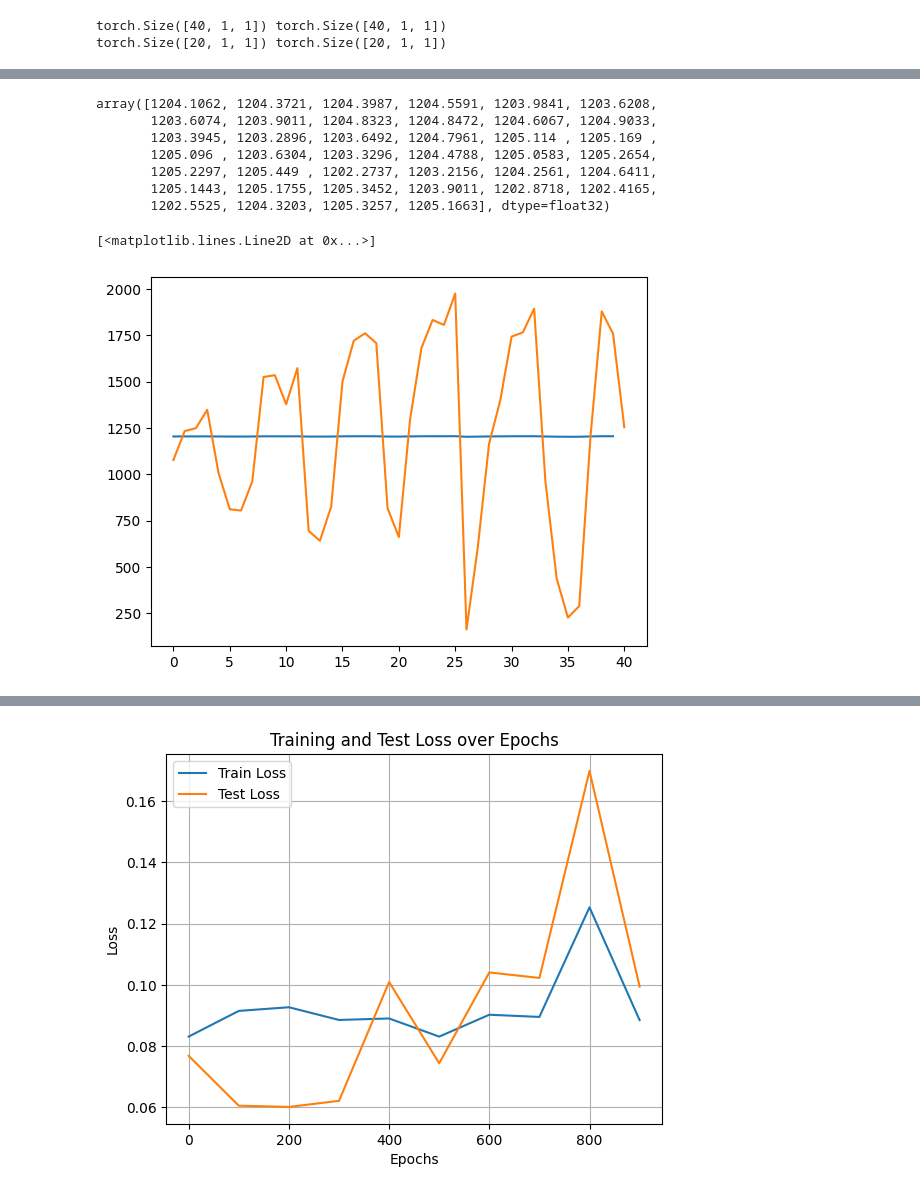
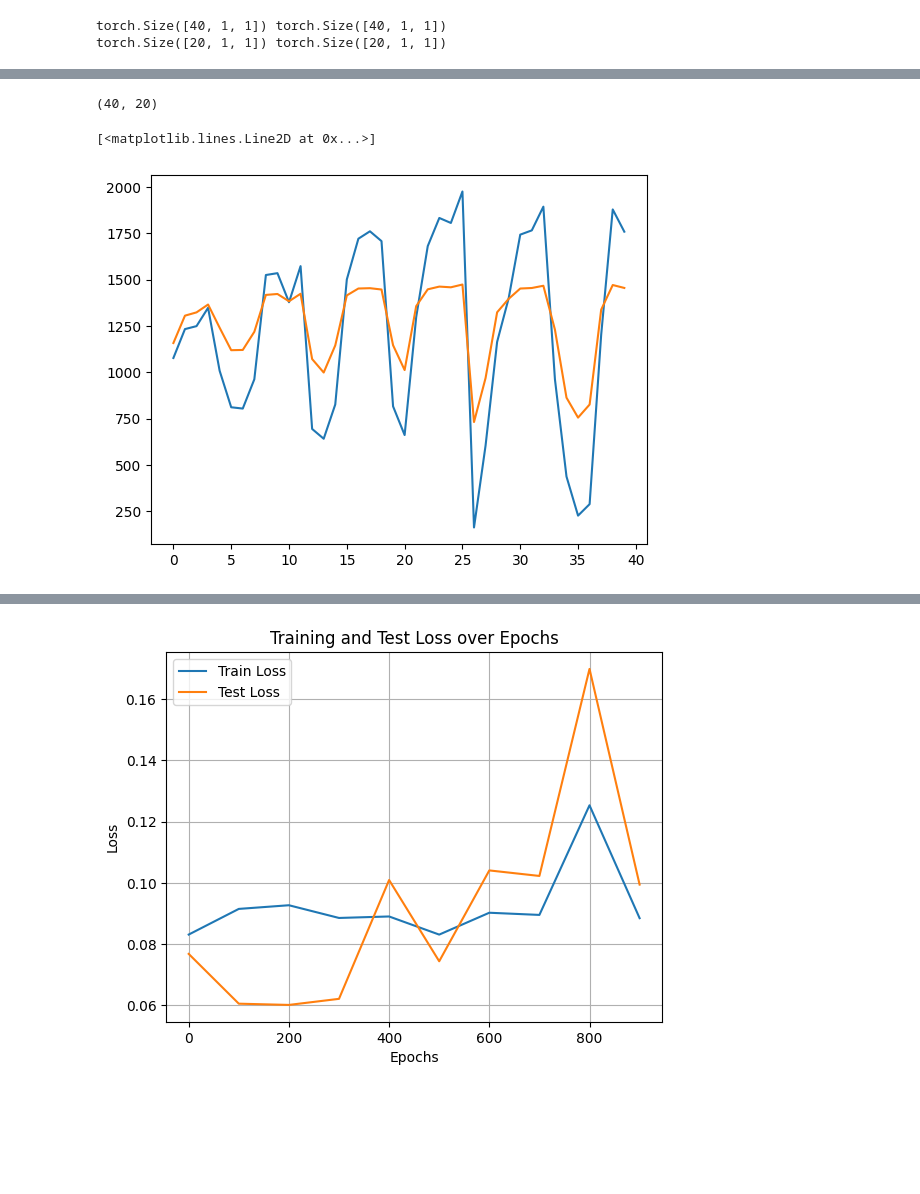
Before and after one commit to marianataglio/seriestemporales, a Jupyter notebook: overfitting_lstm.ipynb, the cells around one changed output, grey strips where cells are left out. Cells and saved outputs as stored; diff of their text form; code cells hidden in the pictures; blank space fills up the shorter version.

Commit message:
working, inverse scaling

```diff
--- a/overfitting_lstm.ipynb
+++ b/overfitting_lstm.ipynb
@@ -61,7 +78,7 @@ class LSTMModel(nn.Module):
         return x
 # %%
 model = LSTMModel()
-optimizer = optim.Adam(model.parameters(), lr=0.5)
+optimizer = optim.Adam(model.parameters(), lr=0.1)
 loss_fn = nn.MSELoss()
 #loss_fn = nn.HuberLoss()
-loader = data.DataLoader(data.TensorDataset(X_train, y_train), shuffle=True, batch_size=1, drop_last=True)
+loader = data.DataLoader(data.TensorDataset(X_train, y_train), shuffle=True, batch_size=14, drop_last=True)
@@ -72,10 +84,0 @@ X_train.squeeze().numpy().shape
-# %%
-from sklearn.preprocessing import MinMaxScaler
-scaler_x = MinMaxScaler()
-X_train = torch.tensor(scaler_x.fit_transform(X_train.squeeze(axis=2).numpy())[:,:,None])
-X_test = torch.tensor(scaler_x.transform(X_test.squeeze(axis=2).numpy())[:,:,None])
-
-# crear otro scaler
-scaler_y = MinMaxScaler()
-y_train = torch.tensor(scaler_y.fit_transform(y_train.squeeze(axis=2).numpy())[:,:,None])
-y_test = torch.tensor(scaler_y.transform(y_test.squeeze(axis=2).numpy())[:,:,None])
@@ -115,35 +138,36 @@ model.
 # %%
 train_preds = []
-
 train_loss = []
 test_loss = []
 train_rmse = []
 test_rmse = []
 gradient_norm = []
+test_preds = []
 
 model.eval()
+
+# disable gradient computation
 with torch.no_grad():
         #print("eval")
-        for x in X_train:
-            y_pred_train = model(x)
-            train_preds.append(y_pred_train)
-           # print(len(train_preds))
+        #for x in X_train:
+        #y_pred_train = model(x)
+        y_pred_train = model(X_train)
+        y_pred_train_unscaled = scaler_y.inverse_transform(y_pred_train.detach().numpy())
+        train_preds.append(y_pred_train_unscaled)
 
         train_loss.append(loss_fn(y_pred_train, y_train).item())
         train_rmse.append(np.sqrt(loss_fn(y_pred_train, y_train).item()))
 
+        y_pred_test = model(X_test)
+        test_preds.append(y_pred_test)
 
-        y_pred_test = model(X_test)
         test_loss.append(loss_fn(y_pred_test, y_test).item())
         test_rmse.append(np.sqrt(loss_fn(y_pred_test, y_test).item()))
 # %%
-predictions_array = np.concatenate([tensor.numpy().flatten() for tensor in train_preds])
-predictions_array
+# creo un array concatenando las predicciones
+train_array = np.concatenate([tensor.flatten() for tensor in train_preds])
+test_array = np.concatenate([tensor.numpy().flatten() for tensor in test_preds])
-# %% [output]
-array([1204.1062, 1204.3721, 1204.3987, 1204.5591, 1203.9841, 1203.6208,
-       1203.6074, 1203.9011, 1204.8323, 1204.8472, 1204.6067, 1204.9033,
-       1203.3945, 1203.2896, 1203.6492, 1204.7961, 1205.114 , 1205.169 ,
-       1205.096 , 1203.6304, 1203.3296, 1204.4788, 1205.0583, 1205.2654,
-       1205.2297, 1205.449 , 1202.2737, 1203.2156, 1204.2561, 1204.6411,
-       1205.1443, 1205.1755, 1205.3452, 1203.9011, 1202.8718, 1202.4165,
-       1202.5525, 1204.3203, 1205.3257, 1205.1663], dtype=float32)
+# %%
+len(train_array), len(test_array)
+# %% [output]
+(40, 20)
@@ -150,6 +176,8 @@ array([1204.1062, 1204.3721, 1204.3987, 1204.5591, 1203.9841, 1203.6208,
 # %%
-plt.plot(predictions_array)
-plt.plot(train)
+#plt.scatter(train_array, train[:40])
-# %% [output]
-[<matplotlib.lines.Line2D at 0x...>]
-[figure, removed]
+# %%
+plt.plot(train[:40])
+plt.plot(train_array)
+# %% [output]
+[<matplotlib.lines.Line2D at 0x...>]
+[figure, added]
```
Also changed, not shown: parts of 8 cells of this notebook.
